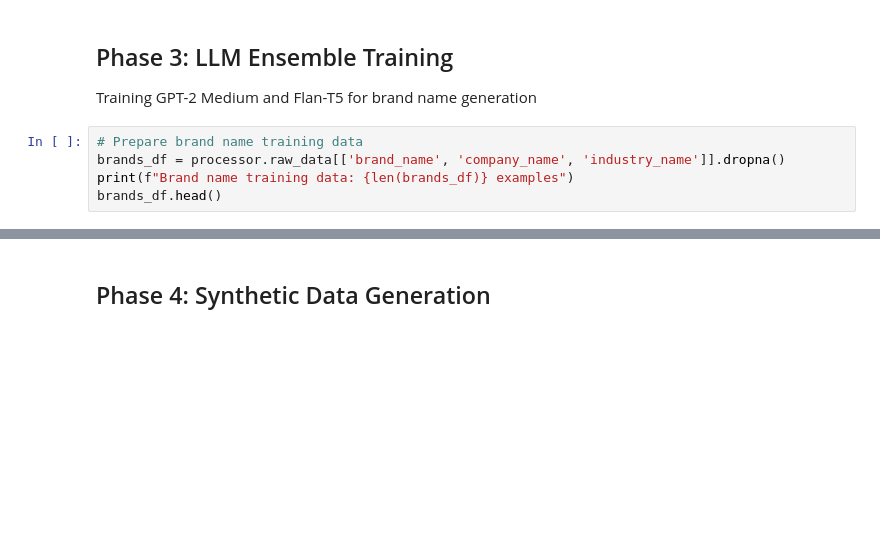
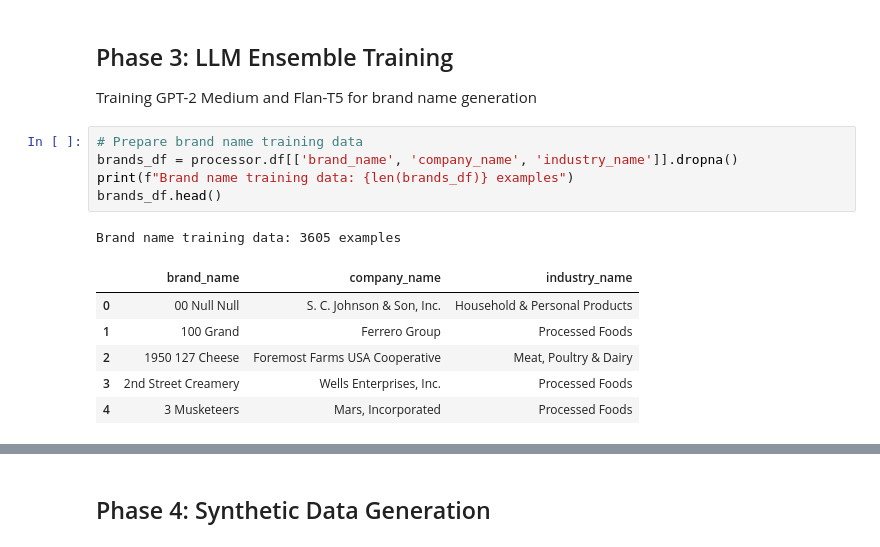
Before and after one commit to dyegofern/csca5642-deep-learning, a Jupyter notebook: notebooks/synthetic_brand_generation_v2.ipynb, the cells around one changed output, grey strips where cells are left out. Cells and saved outputs as stored; diff of their text form; blank space fills up the shorter version.

```diff
--- a/notebooks/synthetic_brand_generation_v2.ipynb
+++ b/notebooks/synthetic_brand_generation_v2.ipynb
@@ -211,9 +478,17 @@ display(comparison_df)
 Training GPT-2 Medium and Flan-T5 for brand name generation
 # %%
 # Prepare brand name training data
-brands_df = processor.raw_data[['brand_name', 'company_name', 'industry_name']].dropna()
+brands_df = processor.df[['brand_name', 'company_name', 'industry_name']].dropna()
 print(f"Brand name training data: {len(brands_df)} examples")
 brands_df.head()
+# %% [output]
+Brand name training data: 3605 examples
+|  | brand_name | company_name | industry_name |
+| 0 | 00 Null Null | S. C. Johnson & Son, Inc. | Household & Personal Products |
+| 1 | 100 Grand | Ferrero Group | Processed Foods |
+| 2 | 1950 127 Cheese | Foremost Farms USA Cooperative | Meat, Poultry & Dairy |
+| 3 | 2nd Street Creamery | Wells Enterprises, Inc. | Processed Foods |
+| 4 | 3 Musketeers | Mars, Incorporated | Processed Foods |
 # %%
 # Initialize LLM Ensemble Generator
 llm_generator = BrandNameGeneratorV2(
```
Also changed, not shown: parts of 49 cells of this notebook, 1 other file.
